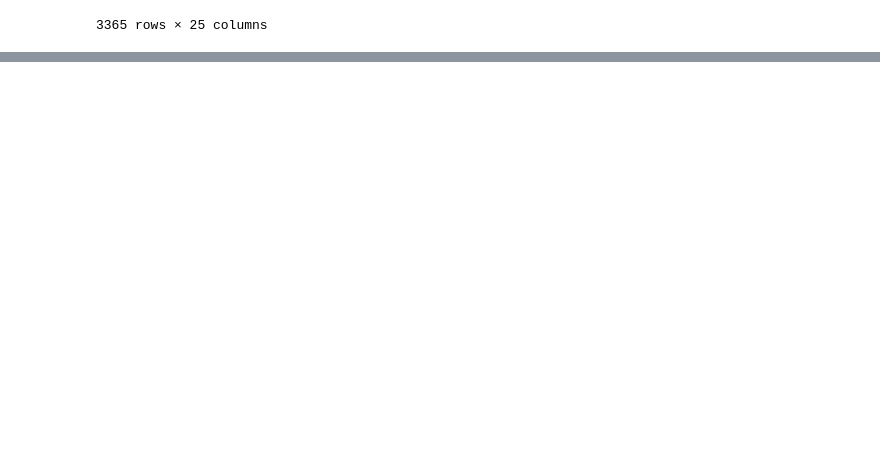
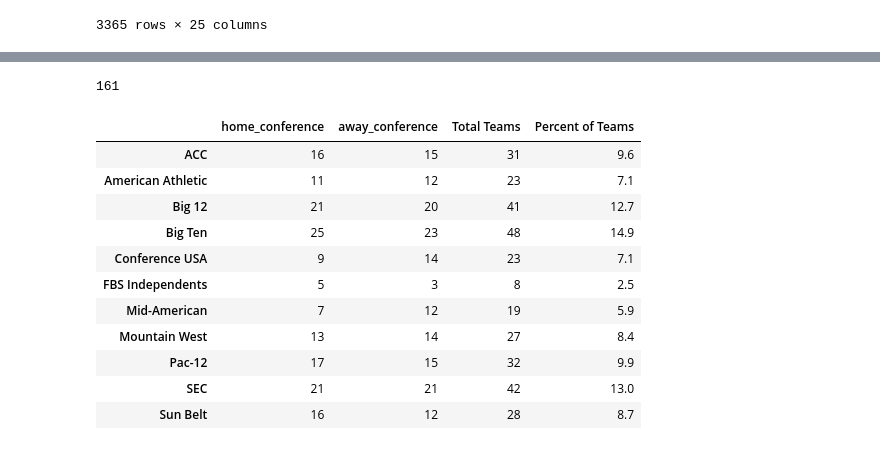
Before and after one commit to ajgrande615/DA9_CFB_Analysis, a Jupyter notebook: lines_data_ex.ipynb, the cells around one changed output, grey strips where cells are left out. Saved outputs shown, nothing was run; the diff lists cells and outputs as text; code cells hidden in the pictures; blank space fills up the shorter version.

```diff
--- a/lines_data_ex.ipynb
+++ b/lines_data_ex.ipynb
@@ -271,0 +260,27 @@ lines_fbs.to_csv('lines_fbs.csv')
+# %%
+best_vegas_error = lines_fbs[lines_fbs['vegas_error']<1]
+# %%
+len(best_vegas_error)
+# %% [output]
+161
+# %%
+best_vegas_error_conf = best_vegas_error[['home_conference','away_conference']].apply(pd.Series.value_counts)
+# %%
+best_vegas_error_conf['Total Teams'] = best_vegas_error_conf['home_conference'] + best_vegas_error_conf['away_conference']
+# %%
+best_vegas_error_conf['Percent of Teams'] = round((best_vegas_error_conf['Total Teams']/best_vegas_error_conf['Total Teams'].sum())*100,1)
+# %%
+best_vegas_error_conf
+# %% [output]
+|  | home_conference | away_conference | Total Teams | Percent of Teams |
+| ACC | 16 | 15 | 31 | 9.6 |
+| American Athletic | 11 | 12 | 23 | 7.1 |
+| Big 12 | 21 | 20 | 41 | 12.7 |
+| Big Ten | 25 | 23 | 48 | 14.9 |
+| Conference USA | 9 | 14 | 23 | 7.1 |
+| FBS Independents | 5 | 3 | 8 | 2.5 |
+| Mid-American | 7 | 12 | 19 | 5.9 |
+| Mountain West | 13 | 14 | 27 | 8.4 |
+| Pac-12 | 17 | 15 | 32 | 9.9 |
+| SEC | 21 | 21 | 42 | 13.0 |
+| Sun Belt | 16 | 12 | 28 | 8.7 |
```
Also changed, not shown: parts of 55 cells of this notebook, 2 other files.
